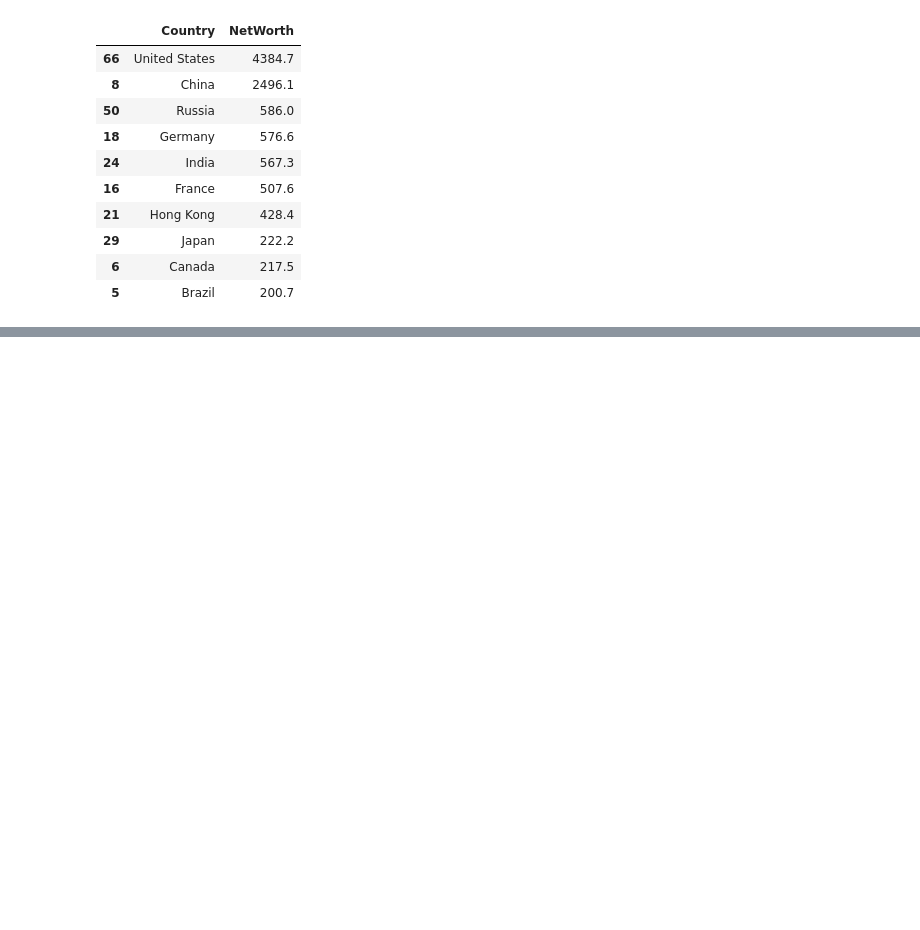
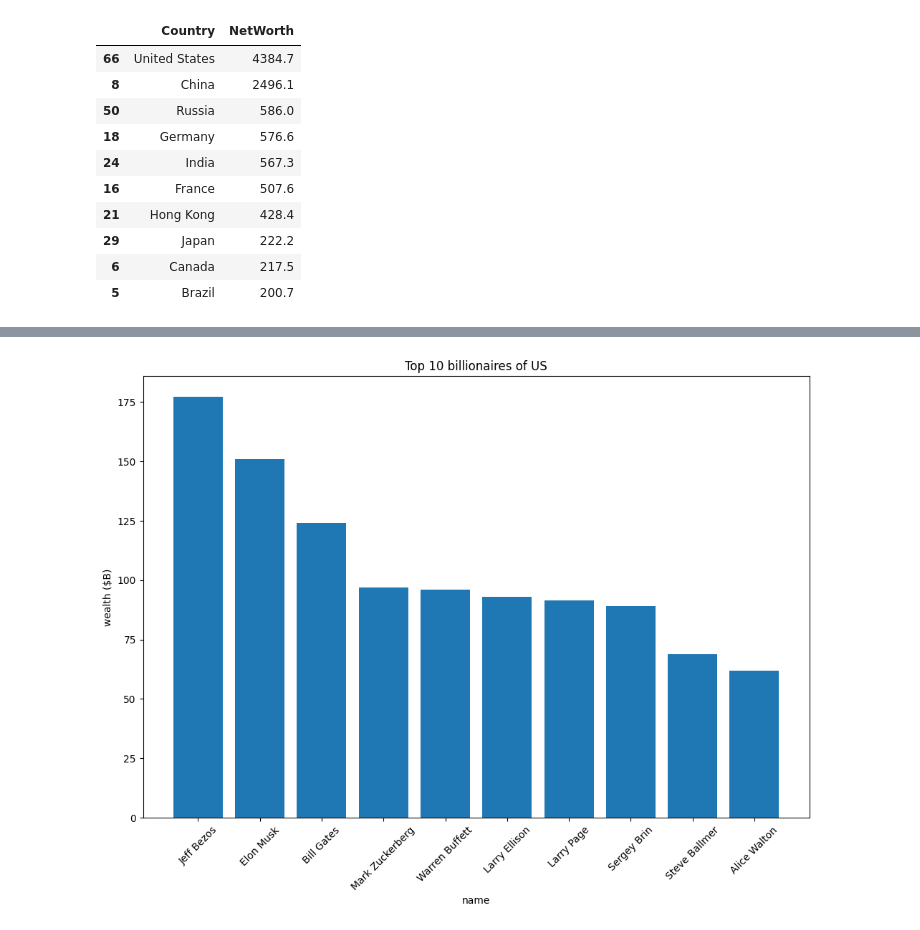
Before and after one commit to MahdiAhmadiKamal/PyLearn7-Data-Science, a Jupyter notebook: PyLearn7-Assignment40/billionaires data analysis/billionaires.ipynb, the cells around one changed output, grey strips where cells are left out. Drawn from its saved outputs; the diff is of its cells as text; code cells hidden in the pictures; blank space fills up the shorter version.

```diff
--- a/PyLearn7-Assignment40/billionaires data analysis/billionaires.ipynb
+++ b/PyLearn7-Assignment40/billionaires data analysis/billionaires.ipynb
@@ -220,0 +227,3 @@ plt.show()
+# %%
+df=data.query('Country=="United States" ').reset_index()
+df
@@ -220,0 +244,3 @@ plt.show()
+# %%
+df=df.sort_values(by=["NetWorth"],ascending=False).head(10).reset_index()
+df
@@ -220,0 +259,11 @@ plt.show()
+# %%
+plt.figure(figsize=(12, 8))
+plt.bar(df["Name"], df["NetWorth"])
+plt.xticks(rotation=45)
+plt.xlabel("name")
+plt.ylabel("wealth ($B)")
+plt.title("Top 10 billionaires of US")
+plt.savefig("output/2.jpg")
+plt.show()
+# %% [output]
+[figure, added]
```
Also changed, not shown: parts of 4 cells of this notebook, 2 other files.
